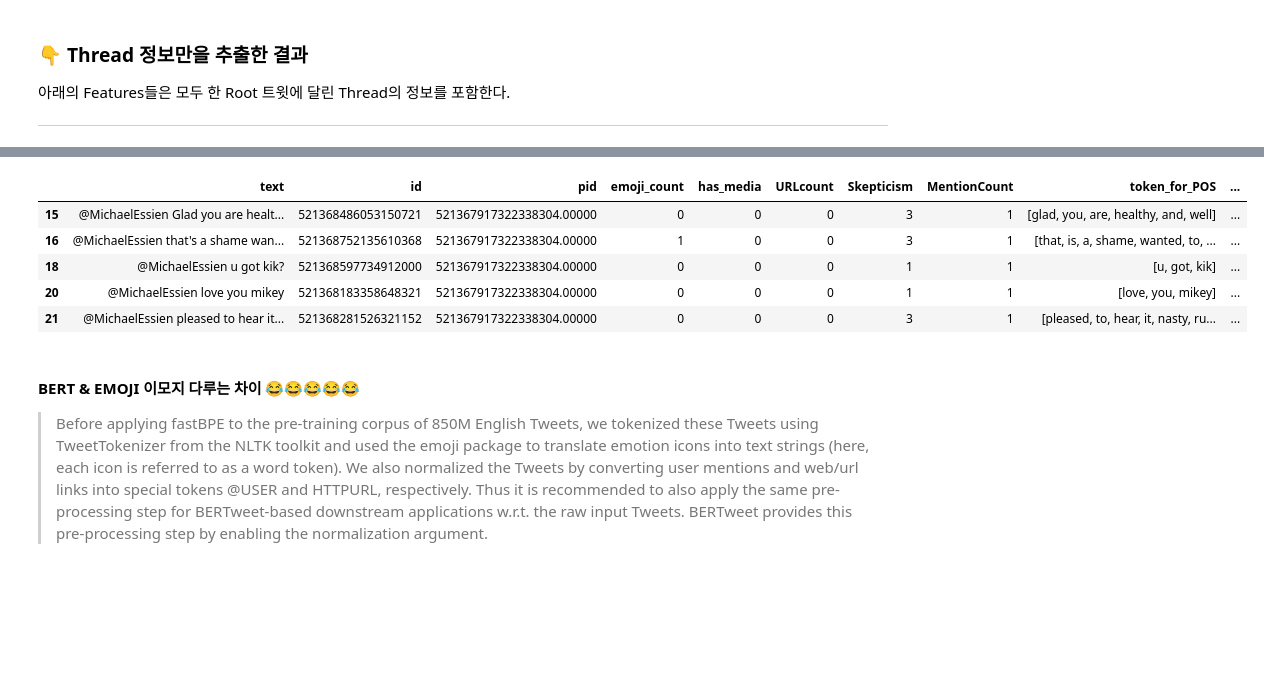
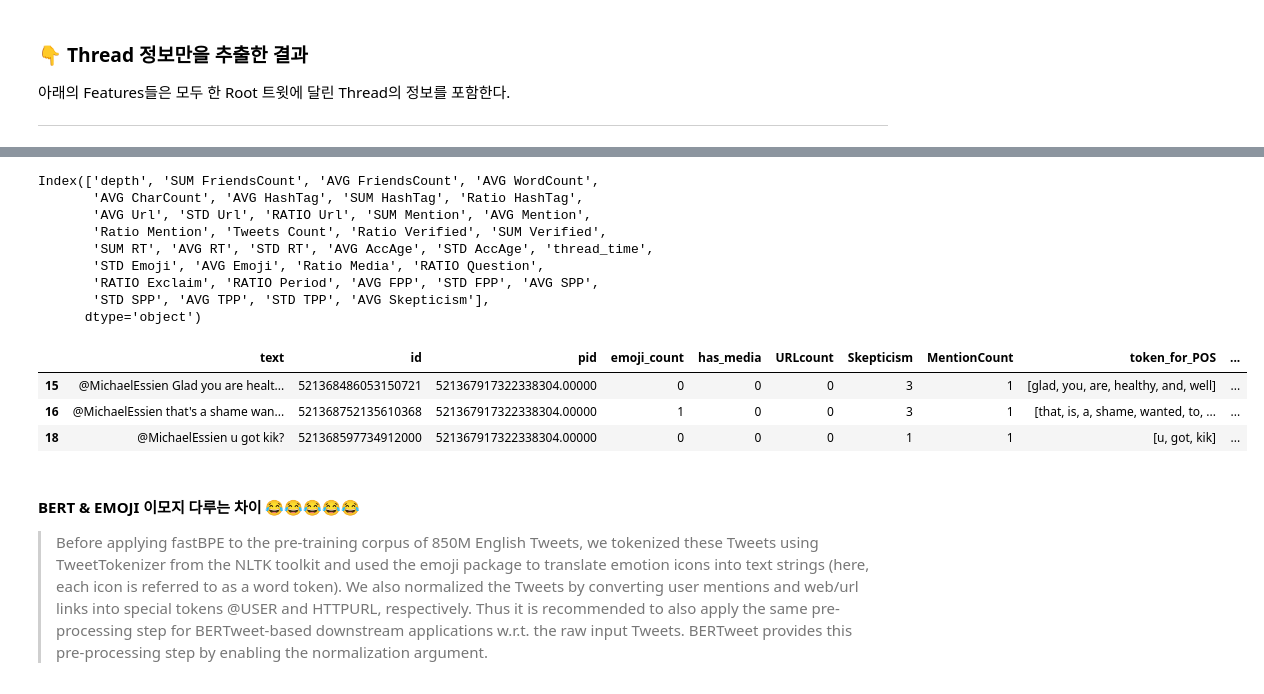
Before and after one commit to zzunebye/Capstone-code-data, a Jupyter notebook: _EXPORT_SparseFeatures.ipynb, the cells around one changed output, grey strips where cells are left out. Cells and saved outputs as stored; diff of their text form; code cells hidden in the pictures; blank space fills up the shorter version.

```diff
--- a/_EXPORT_SparseFeatures.ipynb
+++ b/_EXPORT_SparseFeatures.ipynb
@@ -884,12 +886,22 @@ ext_thread.describe()
+# %%
+ext_thread.columns
+# %% [output]
+Index(['depth', 'SUM FriendsCount', 'AVG FriendsCount', 'AVG WordCount',
+       'AVG CharCount', 'AVG HashTag', 'SUM HashTag', 'Ratio HashTag',
+       'AVG Url', 'STD Url', 'RATIO Url', 'SUM Mention', 'AVG Mention',
+       'Ratio Mention', 'Tweets Count', 'Ratio Verified', 'SUM Verified',
+       'SUM RT', 'AVG RT', 'STD RT', 'AVG AccAge', 'STD AccAge', 'thread_time',
+       'STD Emoji', 'AVG Emoji', 'Ratio Media', 'RATIO Question',
+       'RATIO Exclaim', 'RATIO Period', 'AVG FPP', 'STD FPP', 'AVG SPP',
+       'STD SPP', 'AVG TPP', 'STD TPP', 'AVG Skepticism'],
+      dtype='object')
 # %%
-all_ext.loc[(all_ext['pid'] == int(521367917322338304))].head()
+all_ext.loc[(all_ext['pid'] == int(521367917322338304))].head(3)
 # %% [output]
 |  | text | id | pid | emoji_count | has_media | URLcount | Skepticism | MentionCount | token_for_POS | ... |
 | 15 | @MichaelEssien Glad you are healt... | 521368486053150721 | 521367917322338304.00000 | 0 | 0 | 0 | 3 | 1 | [glad, you, are, healthy, and, well] | ... |
 | 16 | @MichaelEssien that's a shame wan... | 521368752135610368 | 521367917322338304.00000 | 1 | 0 | 0 | 3 | 1 | [that, is, a, shame, wanted, to, ... | ... |
 | 18 | @MichaelEssien u got kik? | 521368597734912000 | 521367917322338304.00000 | 0 | 0 | 0 | 1 | 1 | [u, got, kik] | ... |
-| 20 | @MichaelEssien love you mikey | 521368183358648321 | 521367917322338304.00000 | 0 | 0 | 0 | 1 | 1 | [love, you, mikey] | ... |
-| 21 | @MichaelEssien pleased to hear it... | 521368281526321152 | 521367917322338304.00000 | 0 | 0 | 0 | 3 | 1 | [pleased, to, hear, it, nasty, ru... | ... |
 # %% [markdown]
 #### BERT & EMOJI 이모지 다루는 차이 😂😂😂😂😂
 
```
Also changed, not shown: parts of 65 cells of this notebook, 4 other files.
